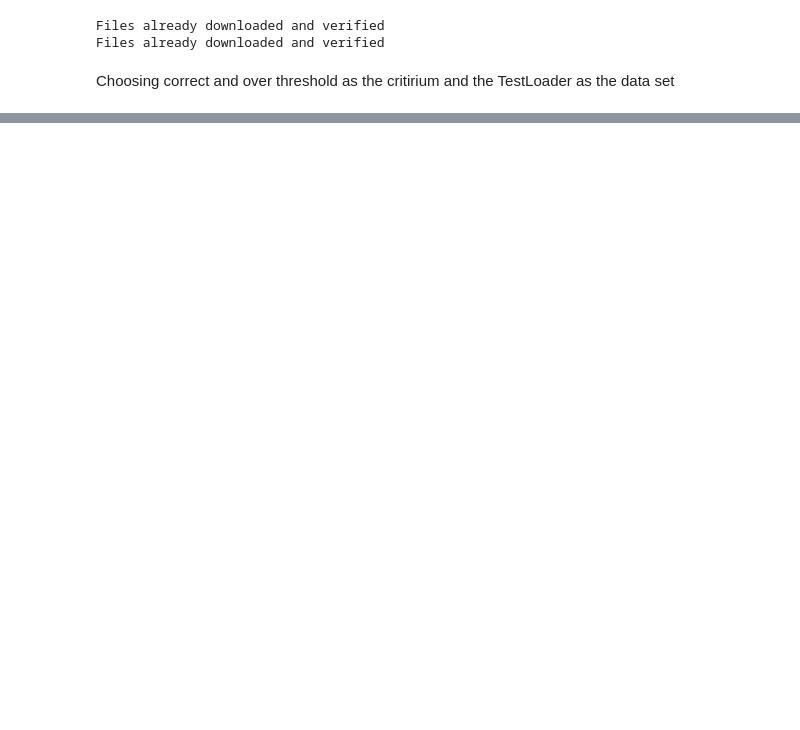
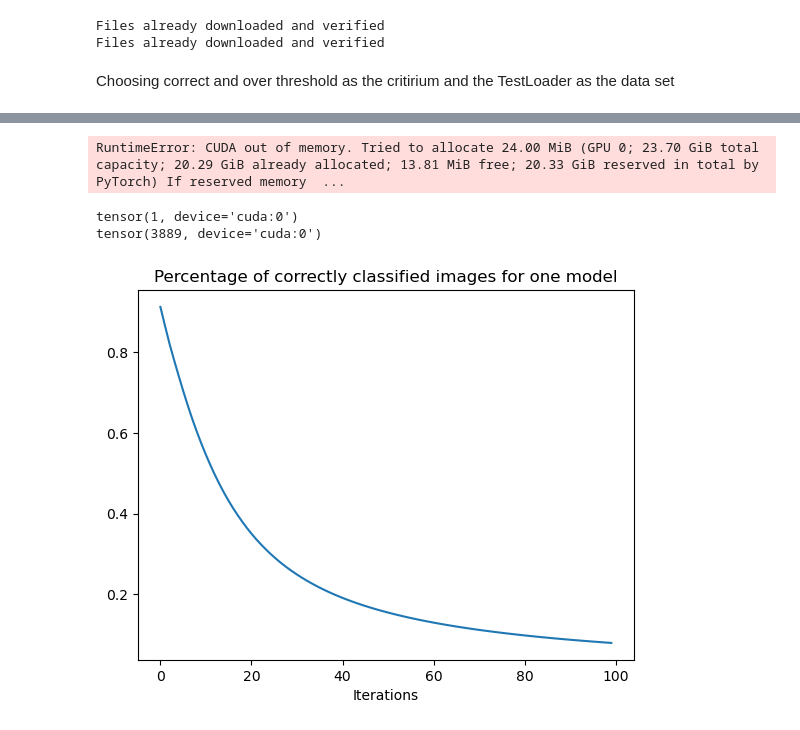
Before and after one commit to holzhauk/LocalLearning, a Jupyter notebook: notebooks/Mia .ipynb, the cells around one changed output, grey strips where cells are left out. Saved outputs shown, nothing was run; the diff lists cells and outputs as text; code cells hidden in the pictures; blank space fills up the shorter version.

```diff
--- a/notebooks/Mia .ipynb
+++ b/notebooks/Mia .ipynb
@@ -573,3 +647,22 @@ def crit_eps_one_model(modeltype,n,attack,epslist=epslist):
+# %%
+crit_eps_per_image, correct = crit_eps_one_image_pgd(modeltype = "ll", n = 1)
+# %% [output]
+RuntimeError: CUDA out of memory. Tried to allocate 24.00 MiB (GPU 0; 23.70 GiB total capacity; 20.29 GiB already allocated; 13.81 MiB free; 20.33 GiB reserved in total by PyTorch) If reserved memory  ...
+# %%
+print((crit_eps_per_image==0.0099).sum())
+print((crit_eps_per_image!=0.0099).sum())
+# %% [output]
+tensor(1, device='cuda:0')
+tensor(3889, device='cuda:0')
+# %%
+plt.plot(correct)
+plt.title("Percentage of correctly classified images for one model")
+plt.xlabel("Iterations")
+plt.show()
+# all are classified corretly from start
+# once it is misclassified, it remains so
+# %% [output]
+[figure, added]
 # %%
 all_models_per_image_ll = []
 for n in tqdm(range(100)):
```
Also changed, not shown: parts of 18 cells of this notebook.
